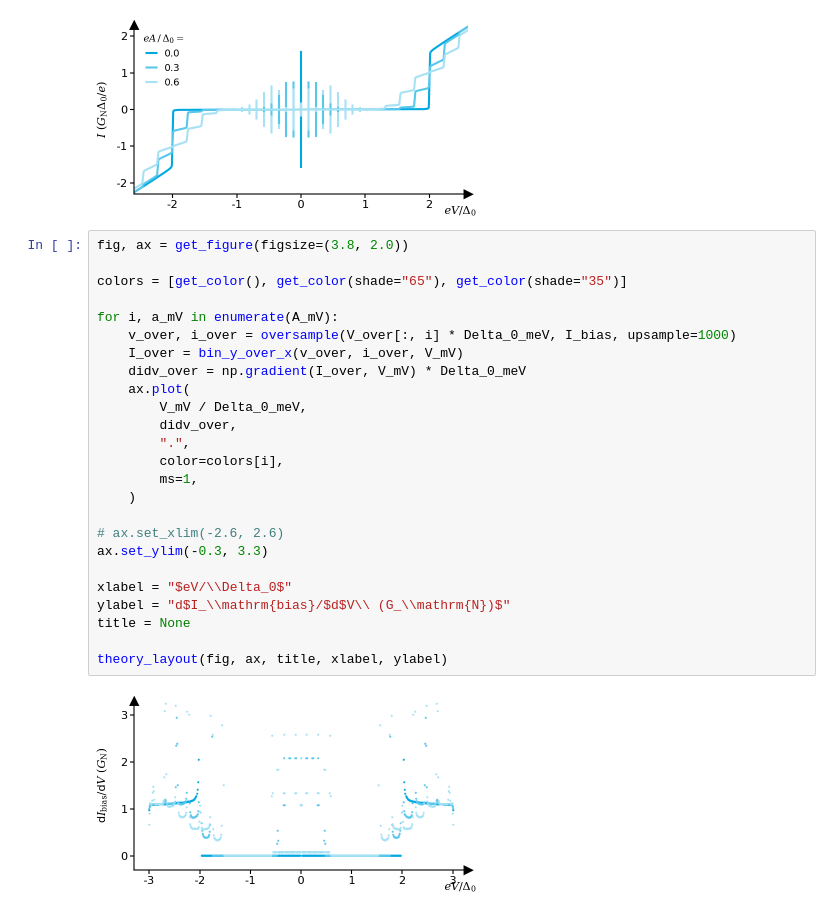
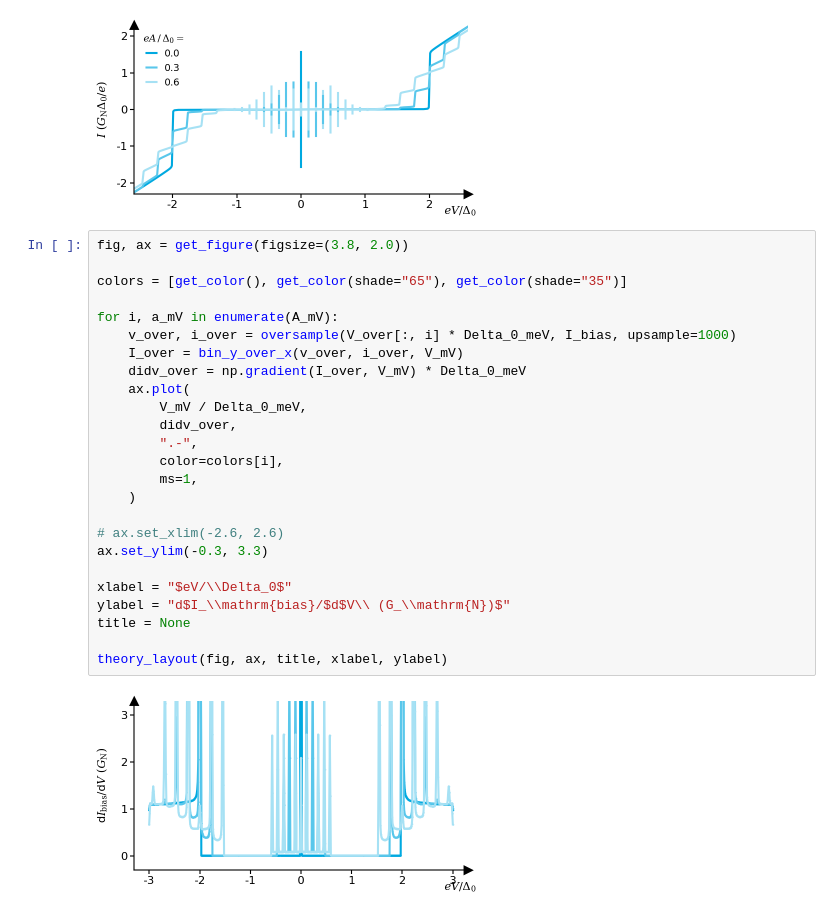
Before and after one commit to schmampf/dissertation, a Jupyter notebook: theory/macro/macro.ipynb, the cells around one changed output. Cells and saved outputs as stored; diff of their text form.

```diff
--- a/theory/macro/macro.ipynb
+++ b/theory/macro/macro.ipynb
@@ -871,27 +874,27 @@ theory_layout(fig, ax, title, xlabel, ylabel)
 # %%
 fig, ax = get_figure(figsize=(3.8, 2.0))
 
 colors = [get_color(), get_color(shade="65"), get_color(shade="35")]
 
 for i, a_mV in enumerate(A_mV):
     v_over, i_over = oversample(V_over[:, i] * Delta_0_meV, I_bias, upsample=1000)
     I_over = bin_y_over_x(v_over, i_over, V_mV)
     didv_over = np.gradient(I_over, V_mV) * Delta_0_meV
     ax.plot(
         V_mV / Delta_0_meV,
         didv_over,
-        ".",
+        ".-",
         color=colors[i],
         ms=1,
     )
 
 # ax.set_xlim(-2.6, 2.6)
 ax.set_ylim(-0.3, 3.3)
 
 xlabel = "$eV/\\Delta_0$"
 ylabel = "d$I_\\mathrm{bias}/$d$V\\ (G_\\mathrm{N})$"
 title = None
 
 theory_layout(fig, ax, title, xlabel, ylabel)
 # %% [output]
-[figure, old version]
+[figure, new version]
```
Also changed, not shown: parts of 1 cell of this notebook, 2 other files.
